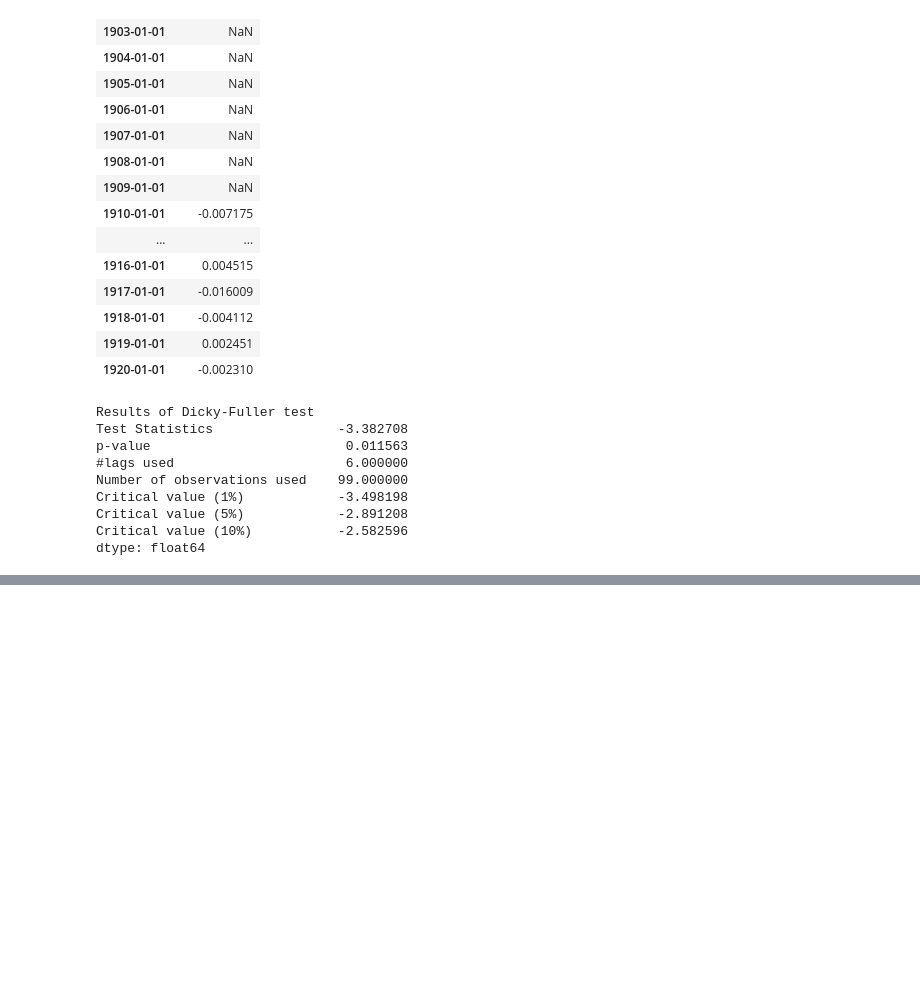
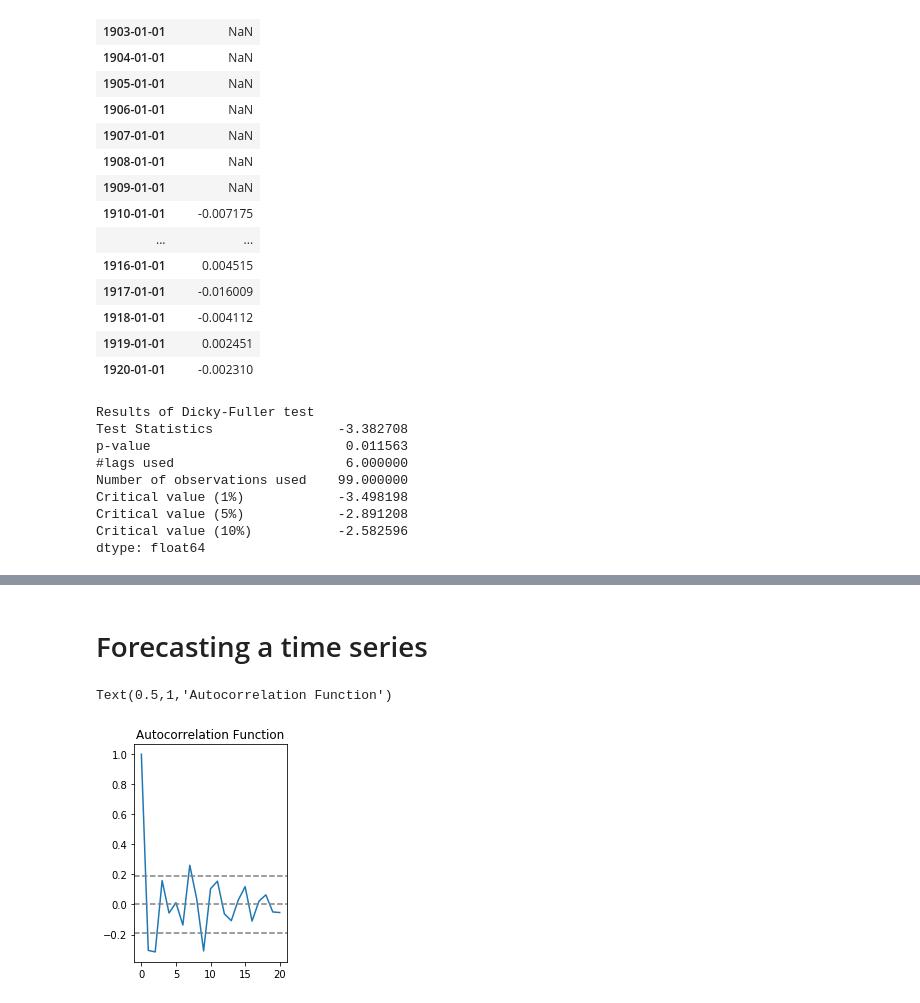
Before and after one commit to chandrabali/TimeSeriesForecastTemperature, a Jupyter notebook: TimeSeriesAnalysis.ipynb, the cells around one changed output, grey strips where cells are left out. Saved outputs shown, nothing was run; the diff lists cells and outputs as text; code cells hidden in the pictures; blank space fills up the shorter version.

```diff
--- a/TimeSeriesAnalysis.ipynb
+++ b/TimeSeriesAnalysis.ipynb
@@ -232,0 +319,18 @@ dtype: float64
+# %% [markdown]
+# Forecasting a time series
+# %%
+#ACF and PACF plots:
+from statsmodels.tsa.stattools import acf, pacf
+lag_acf = acf(dataLogMinusMAdiff, nlags=20)
+lag_pacf = pacf(dataLogMinusMAdiff, nlags=20, method='ols')
+
+#Plot ACF:
+plt.subplot(121)
+plt.plot(lag_acf)
+plt.axhline(y=0,linestyle='--',color='gray')
+plt.axhline(y=-1.96/np.sqrt(len(dataLogMinusMAdiff)),linestyle='--',color='gray')
+plt.axhline(y=1.96/np.sqrt(len(dataLogMinusMAdiff)),linestyle='--',color='gray')
+plt.title('Autocorrelation Function')
+# %% [output]
+Text(0.5,1,'Autocorrelation Function')
+[figure, added]
```
Also changed, not shown: parts of 22 cells of this notebook.
